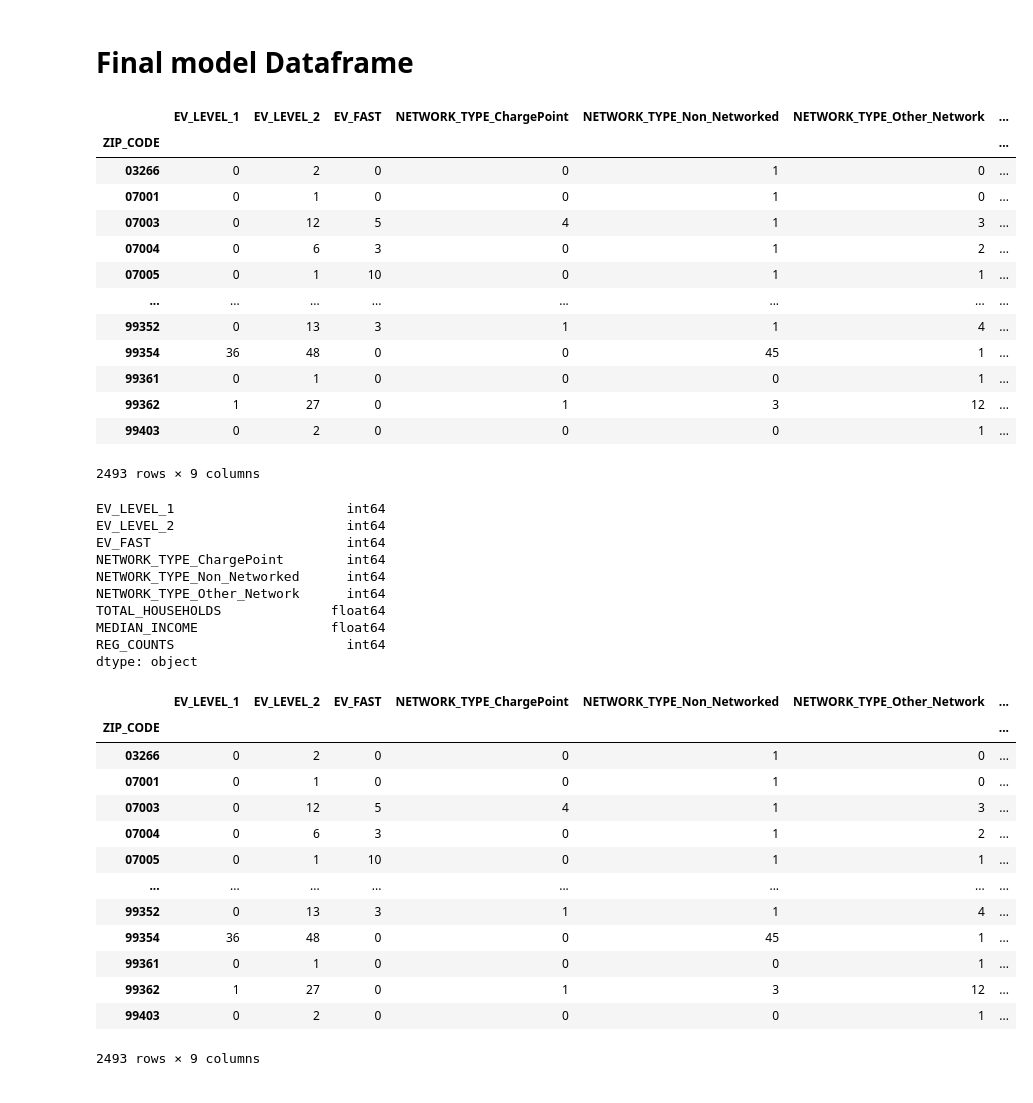
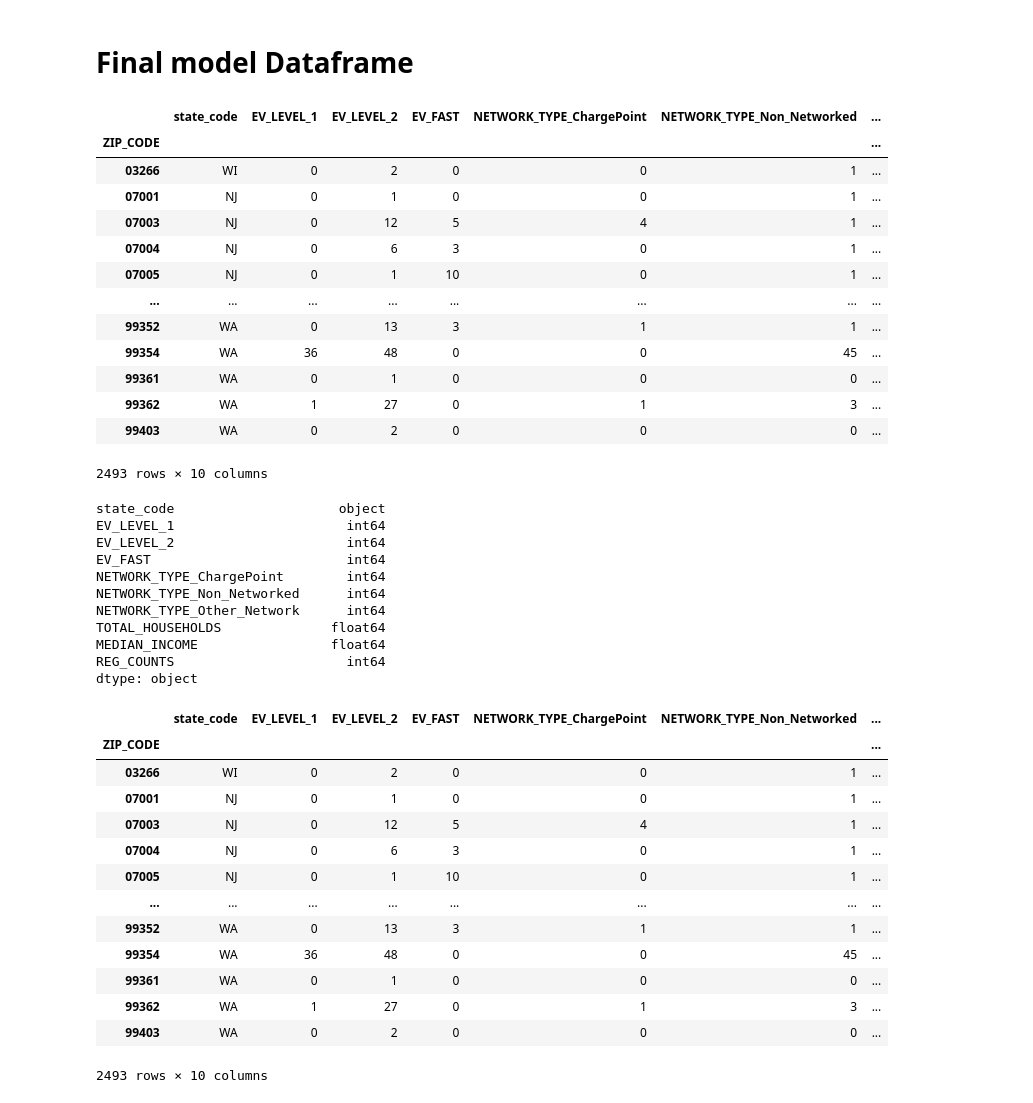
Before and after one commit to jmmadson/data_miners, a Jupyter notebook: ML_Model/data_miners_preprocessing_AWS.ipynb, the cells around one changed output. Saved outputs shown, nothing was run; the diff lists cells and outputs as text; code cells hidden in the pictures.

Commit message:
Updated ML Model Folder
Cleaning up ML Model Folder removing unused file and updating to current file versions

```diff
--- a/ML_Model/data_miners_preprocessing_AWS.ipynb
+++ b/ML_Model/data_miners_preprocessing_AWS.ipynb
@@ -56,15 +70,19 @@ other_network = ['Volta', 'EV Connect', 'OpConnect', 'SemaCharge Network', 'Tesl
                  'AMPUP', 'EVCS', 'Blink Network', 'FCN', 'Tesla', 'Electrify America', 'FLO',
                  'FPLEV', 'ZEFNET', 'LIVINGSTON', 'Electrify Canada']
 
+# bin and replace non-charge point networks into an Other-Network column
 for network in other_network:
   stations_df.ev_network = stations_df.ev_network.replace(network, 'Other-Network')
 
+# Simplify naming of column
 stations_df.ev_network = stations_df.ev_network.replace('ChargePoint Network', 'ChargePoint')
 
 # drop rows with States not used in current model
 states = ['MI', 'MN', 'NJ', 'NY', 'OR', 'TX', 'WA', 'WI']
 
-stations_df = stations_df[stations_df.state_code.isin(states) == True]
+# stations_df = stations_df[stations_df.state_code.isin(states) == True]
+
+stations_df = stations_df[stations_df.state_code.isin(states)]
 
 # FUTURE OPTION - Classify Charging_Cost as FREE or PAID - Need solution to classify NaNs
 # stations_df['Charging_Cost'] = stations_df['Charging_Cost'].replace(to_replace = ('Free', 'Paid'), value = ('FREE', 'PAID'))
@@ -93,6 +111,7 @@ enc = OneHotEncoder(sparse=False)
 encode_df = pd.DataFrame(enc.fit_transform(stations_df.NETWORK_TYPE.values.reshape(-1,1)))
 encode_df.columns = enc.get_feature_names_out(['NETWORK_TYPE'])
 
+# merge encoded datafram with stations_df
 stations_df = stations_df.merge(encode_df, left_index=True, right_index=True).drop('NETWORK_TYPE', 1)
 
 # rename column names
@@ -199,12 +222,20 @@ median_df
 model_df = stations_df.drop(columns=['station_name',
                                      'street_address',
                                      'city',
-                                     'state_code',
                                      'latitude',
                                      'longitude'])
 
+# test code to include state_code in dataset
+# currently not working - more analysis to find solution
+#model_df = stations_df.drop(columns=['station_name',
+#                                     'street_address',
+#                                     'city',
+#                                     'state_code',
+#                                     'latitude',
+#                                     'longitude'])
+
 # count each level type by zip code
-model_df = model_df.groupby(['ZIP_CODE'], as_index=False).sum()
+model_df = model_df.groupby(['ZIP_CODE', 'state_code'], as_index=False).sum()
 
 # change data types for sorting and merging
 model_df['ZIP_CODE'] = model_df['ZIP_CODE'].astype(int)
@@ -220,50 +251,51 @@ model_df = model_df.merge(median_df, how='left', on='ZIP_CODE')
 
 # merge the data frame with registration_df
 model_df = model_df.merge(registration_df, how='left', on='ZIP_CODE')
 
 # fill nans with zero
 model_df['REG_COUNTS'] = model_df['REG_COUNTS'].fillna(0)
 
 model_df = model_df.dropna(how='all')
 
 # change data type for sorting and merging
 model_df['REG_COUNTS'] = model_df['REG_COUNTS'].astype(int)
 
 # soft dataframe by zip code
 model_df = model_df.sort_values(by='ZIP_CODE')
 
 # change zip code to string and reformat
 model_df['ZIP_CODE'] = model_df['ZIP_CODE'].apply(lambda x: '0' + str(x) if x < 10000 else str(x))
 
 # drop duplicate zip codes
 model_df = model_df.drop_duplicates(subset=['ZIP_CODE'], keep='first')
 
 # set ZIP_CODE as index
 model_df = model_df.set_index('ZIP_CODE')
 
 #drop remaining nans
 model_df = model_df.dropna(axis=0, how='any')
 
 
 model_df
 # %% [output]
-|  | EV_LEVEL_1 | EV_LEVEL_2 | EV_FAST | NETWORK_TYPE_ChargePoint | NETWORK_TYPE_Non_Networked | NETWORK_TYPE_Other_Network | ... |
+|  | state_code | EV_LEVEL_1 | EV_LEVEL_2 | EV_FAST | NETWORK_TYPE_ChargePoint | NETWORK_TYPE_Non_Networked | ... |
 | ZIP_CODE |  |  |  |  |  |  | ... |
-| 03266 | 0 | 2 | 0 | 0 | 1 | 0 | ... |
-| 07001 | 0 | 1 | 0 | 0 | 1 | 0 | ... |
-| 07003 | 0 | 12 | 5 | 4 | 1 | 3 | ... |
-| 07004 | 0 | 6 | 3 | 0 | 1 | 2 | ... |
-| 07005 | 0 | 1 | 10 | 0 | 1 | 1 | ... |
+| 03266 | WI | 0 | 2 | 0 | 0 | 1 | ... |
+| 07001 | NJ | 0 | 1 | 0 | 0 | 1 | ... |
+| 07003 | NJ | 0 | 12 | 5 | 4 | 1 | ... |
+| 07004 | NJ | 0 | 6 | 3 | 0 | 1 | ... |
+| 07005 | NJ | 0 | 1 | 10 | 0 | 1 | ... |
 | ... | ... | ... | ... | ... | ... | ... | ... |
-| 99352 | 0 | 13 | 3 | 1 | 1 | 4 | ... |
-| 99354 | 36 | 48 | 0 | 0 | 45 | 1 | ... |
-| 99361 | 0 | 1 | 0 | 0 | 0 | 1 | ... |
-| 99362 | 1 | 27 | 0 | 1 | 3 | 12 | ... |
-| 99403 | 0 | 2 | 0 | 0 | 0 | 1 | ... |
+| 99352 | WA | 0 | 13 | 3 | 1 | 1 | ... |
+| 99354 | WA | 36 | 48 | 0 | 0 | 45 | ... |
+| 99361 | WA | 0 | 1 | 0 | 0 | 0 | ... |
+| 99362 | WA | 1 | 27 | 0 | 1 | 3 | ... |
+| 99403 | WA | 0 | 2 | 0 | 0 | 0 | ... |
-2493 rows × 9 columns
+2493 rows × 10 columns
 # %%
 model_df.dtypes
 # %% [output]
+state_code                     object
 EV_LEVEL_1                      int64
 EV_LEVEL_2                      int64
 EV_FAST                         int64
@@ -277,20 +309,20 @@ dtype: object
 # %%
 model_df
 # %% [output]
-|  | EV_LEVEL_1 | EV_LEVEL_2 | EV_FAST | NETWORK_TYPE_ChargePoint | NETWORK_TYPE_Non_Networked | NETWORK_TYPE_Other_Network | ... |
+|  | state_code | EV_LEVEL_1 | EV_LEVEL_2 | EV_FAST | NETWORK_TYPE_ChargePoint | NETWORK_TYPE_Non_Networked | ... |
 | ZIP_CODE |  |  |  |  |  |  | ... |
-| 03266 | 0 | 2 | 0 | 0 | 1 | 0 | ... |
-| 07001 | 0 | 1 | 0 | 0 | 1 | 0 | ... |
-| 07003 | 0 | 12 | 5 | 4 | 1 | 3 | ... |
-| 07004 | 0 | 6 | 3 | 0 | 1 | 2 | ... |
-| 07005 | 0 | 1 | 10 | 0 | 1 | 1 | ... |
+| 03266 | WI | 0 | 2 | 0 | 0 | 1 | ... |
+| 07001 | NJ | 0 | 1 | 0 | 0 | 1 | ... |
+| 07003 | NJ | 0 | 12 | 5 | 4 | 1 | ... |
+| 07004 | NJ | 0 | 6 | 3 | 0 | 1 | ... |
+| 07005 | NJ | 0 | 1 | 10 | 0 | 1 | ... |
 | ... | ... | ... | ... | ... | ... | ... | ... |
-| 99352 | 0 | 13 | 3 | 1 | 1 | 4 | ... |
-| 99354 | 36 | 48 | 0 | 0 | 45 | 1 | ... |
-| 99361 | 0 | 1 | 0 | 0 | 0 | 1 | ... |
-| 99362 | 1 | 27 | 0 | 1 | 3 | 12 | ... |
-| 99403 | 0 | 2 | 0 | 0 | 0 | 1 | ... |
+| 99352 | WA | 0 | 13 | 3 | 1 | 1 | ... |
+| 99354 | WA | 36 | 48 | 0 | 0 | 45 | ... |
+| 99361 | WA | 0 | 1 | 0 | 0 | 0 | ... |
+| 99362 | WA | 1 | 27 | 0 | 1 | 3 | ... |
+| 99403 | WA | 0 | 2 | 0 | 0 | 0 | ... |
-2493 rows × 9 columns
+2493 rows × 10 columns
 # %%
 # export model_df for the ML Model predictions.
 model_df.to_csv('model_df.csv')
```
Also changed, not shown: parts of 6 cells of this notebook, 6 other files.
